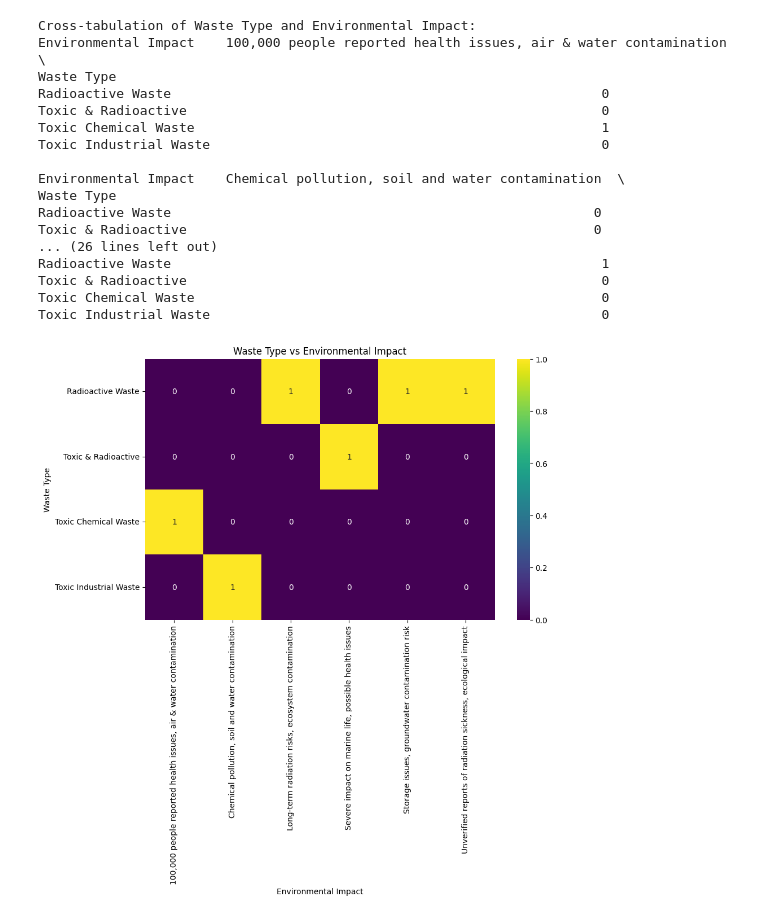
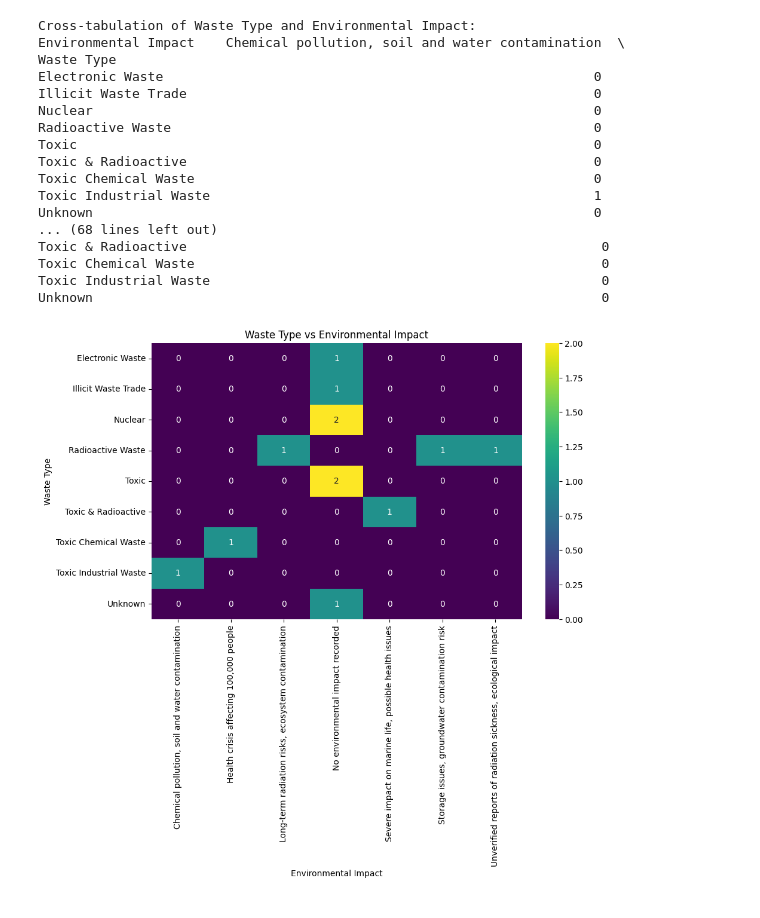
Before and after one commit to ScientificStephen/My-Projects, a Jupyter notebook: electronic-nuclear-waste-dumping.ipynb, the cells around one changed output. Saved outputs shown, nothing was run; the diff lists cells and outputs as text; code cells hidden in the pictures.

Commit message:
Kaggle Notebook | Electronic & Nuclear Waste Dumping | Version 14

```diff
--- a/electronic-nuclear-waste-dumping.ipynb
+++ b/electronic-nuclear-waste-dumping.ipynb
@@ -35,9 +64,10 @@ from sklearn.cluster import KMeans
 from sklearn.feature_extraction.text import CountVectorizer
 from sklearn.model_selection import train_test_split
 from sklearn.ensemble import RandomForestClassifier
+from sklearn.preprocessing import StandardScaler
 
 # Load the dataset
-df = pd.read_csv('/kaggle/input/africa-nuclear-and-e-waste-dataset/enhanced_nuclear_waste_dumping_africa.csv')
+df = pd.read_csv('/kaggle/input/africa-nuclear-and-e-waste-dataset/toxic_waste_dataset_cleaned.csv')
 
 # Display the first few rows
 print("First few rows of the dataset:")
@@ -91,14 +121,14 @@ plt.xlabel("Year")
 plt.ylabel("Number of Incidents")
 plt.show()
 
-# Data Cleaning: Fill missing values in 'Estimated Waste Volume' with 'Unknown'
-df['Estimated Waste Volume'] = df['Estimated Waste Volume'].fillna('Unknown')
+# Data Cleaning: Fill missing values in 'Estimated Waste Volume (tons)' with 'Unknown'
+df['Estimated Waste Volume (tons)'] = df['Estimated Waste Volume (tons)'].fillna('Unknown')
 
 # Data Cleaning: Drop rows with missing critical data (e.g., Latitude, Longitude)
 df = df.dropna(subset=['Latitude', 'Longitude'])
 
-# Data Cleaning: Convert 'Estimated Waste Volume' to numeric (if possible)
-df['Estimated Waste Volume'] = df['Estimated Waste Volume'].str.extract('(\d+)').astype(float)
+# Data Cleaning: Convert 'Estimated Waste Volume (tons)' to numeric (if possible)
+df['Estimated Waste Volume (tons)'] = df['Estimated Waste Volume (tons)'].astype(str).str.extract('(\d+)').astype(float)
 
 # Data Cleaning: Remove duplicates
 df = df.drop_duplicates()
@@ -125,8 +155,12 @@ m.save('waste_dumping_map.html')
 print("\nGeospatial map saved as 'waste_dumping_map.html'")
 
 # Geospatial Analysis: Perform KMeans clustering
-kmeans = KMeans(n_clusters=3)
-df['Cluster'] = kmeans.fit_predict(df[['Latitude', 'Longitude']])
+scaler = StandardScaler()
+scaled_features = scaler.fit_transform(df[['Latitude', 'Longitude']])
+
+# Suppress KMeans warning by setting n_init explicitly
+kmeans = KMeans(n_clusters=3, n_init=10)  # Set n_init explicitly
+df['Cluster'] = kmeans.fit_predict(scaled_features)
 
 # Geospatial Analysis: Plot clusters on the map
 m = folium.Map(location=[0, 20], zoom_start=4)
@@ -141,8 +175,9 @@ m.save('clustered_waste_dumping_map.html')
 print("Clustered geospatial map saved as 'clustered_waste_dumping_map.html'")
 
 # Feature Engineering: Extract keywords from 'Summary'
-vectorizer = CountVectorizer(max_features=10)
-X = vectorizer.fit_transform(df['Summary'])
+# Remove stopwords to improve keyword extraction
+vectorizer = CountVectorizer(max_features=10, stop_words='english')
+X = vectorizer.fit_transform(df['Summary'].fillna(''))
 keywords_df = pd.DataFrame(X.toarray(), columns=vectorizer.get_feature_names_out())
 df = pd.concat([df, keywords_df], axis=1)
 
@@ -164,8 +199,8 @@ X = df[['Latitude', 'Longitude', 'Legal Action Taken'] + list(keywords_df.column
 # Modeling: Split data into training and testing sets
 X_train, X_test, y_train, y_test = train_test_split(X, y, test_size=0.2, random_state=42)
 
-# Modeling: Train a Random Forest model
-model = RandomForestClassifier()
+# Modeling: Train a Random Forest model with limited complexity to avoid overfitting
+model = RandomForestClassifier(n_estimators=50, max_depth=5, random_state=42)
 model.fit(X_train, y_train)
 
 # Modeling: Evaluate the model
@@ -176,9 +211,5 @@ importances = model.feature_importances_
 feature_importance_df = pd.DataFrame({'Feature': X.columns, 'Importance': importances})
 print("\nFeature Importance:")
 print(feature_importance_df.sort_values(by='Importance', ascending=False))
-
-# Save the cleaned and processed dataset
-df.to_csv('/kaggle/working/cleaned_nuclear_waste_data.csv', index=False)
-print("\nCleaned dataset saved as 'cleaned_nuclear_waste_data.csv'")
 # %% [output]
 First few rows of the dataset:
@@ -203,18 +234,18 @@ max    6.000000  2018.000000   6.524400  45.318200
 Cross-tabulation of Waste Type and Environmental Impact:
-Environmental Impact    100,000 people reported health issues, air & water contamination  \
-Waste Type
-Radioactive Waste                                                       0
-Toxic & Radioactive                                                     0
-Toxic Chemical Waste                                                    1
-Toxic Industrial Waste                                                  0
-
 Environmental Impact    Chemical pollution, soil and water contamination  \
 Waste Type
+Electronic Waste                                                       0
+Illicit Waste Trade                                                    0
+Nuclear                                                                0
 Radioactive Waste                                                      0
+Toxic                                                                  0
 Toxic & Radioactive                                                    0
-... (26 lines left out)
-Radioactive Waste                                                       1
+Toxic Chemical Waste                                                   0
+Toxic Industrial Waste                                                 1
+Unknown                                                                0
+... (68 lines left out)
 Toxic & Radioactive                                                     0
 Toxic Chemical Waste                                                    0
 Toxic Industrial Waste                                                  0
+Unknown                                                                 0
-[figure, old version]
+[figure, new version]
```
Also changed, not shown: parts of 5 cells of this notebook.
